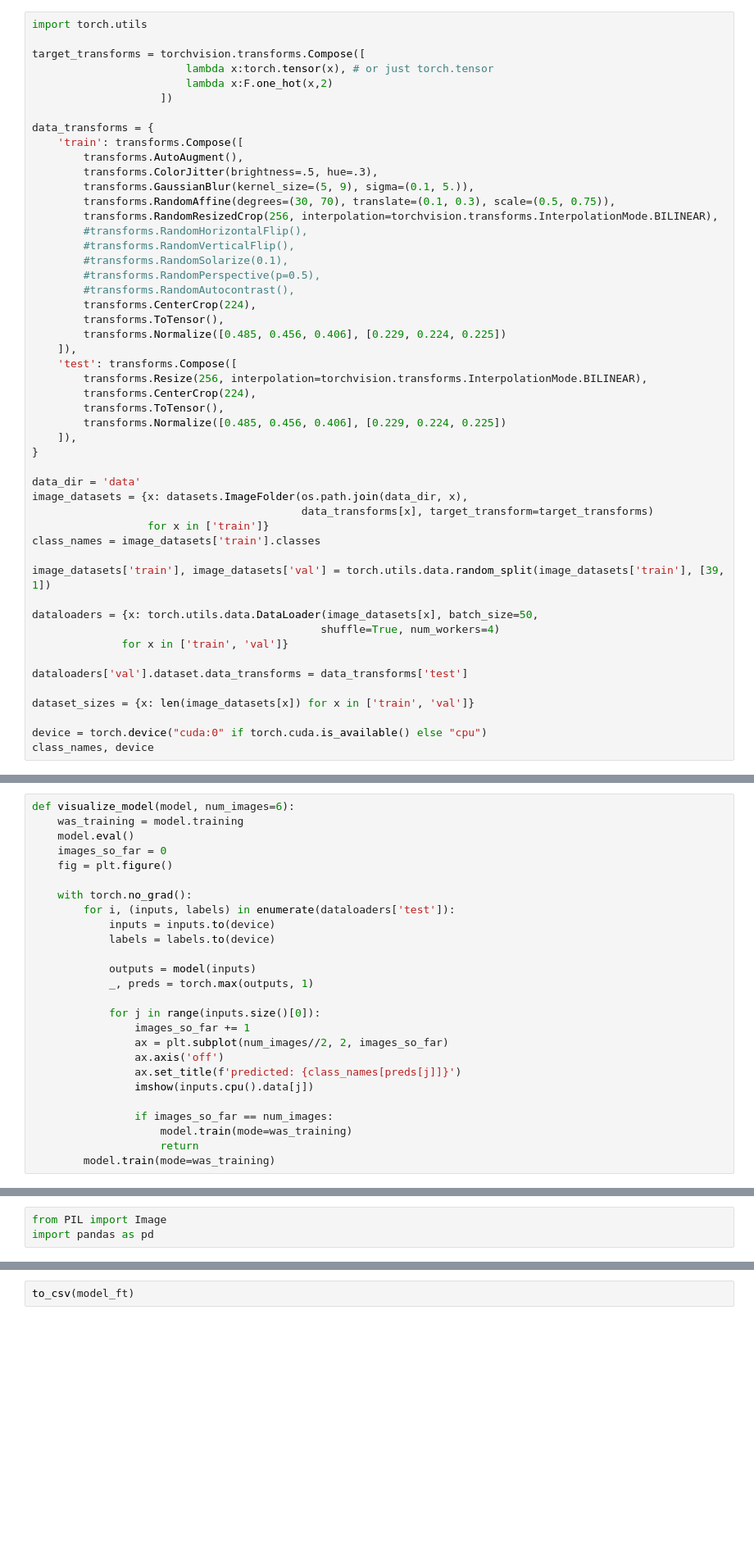
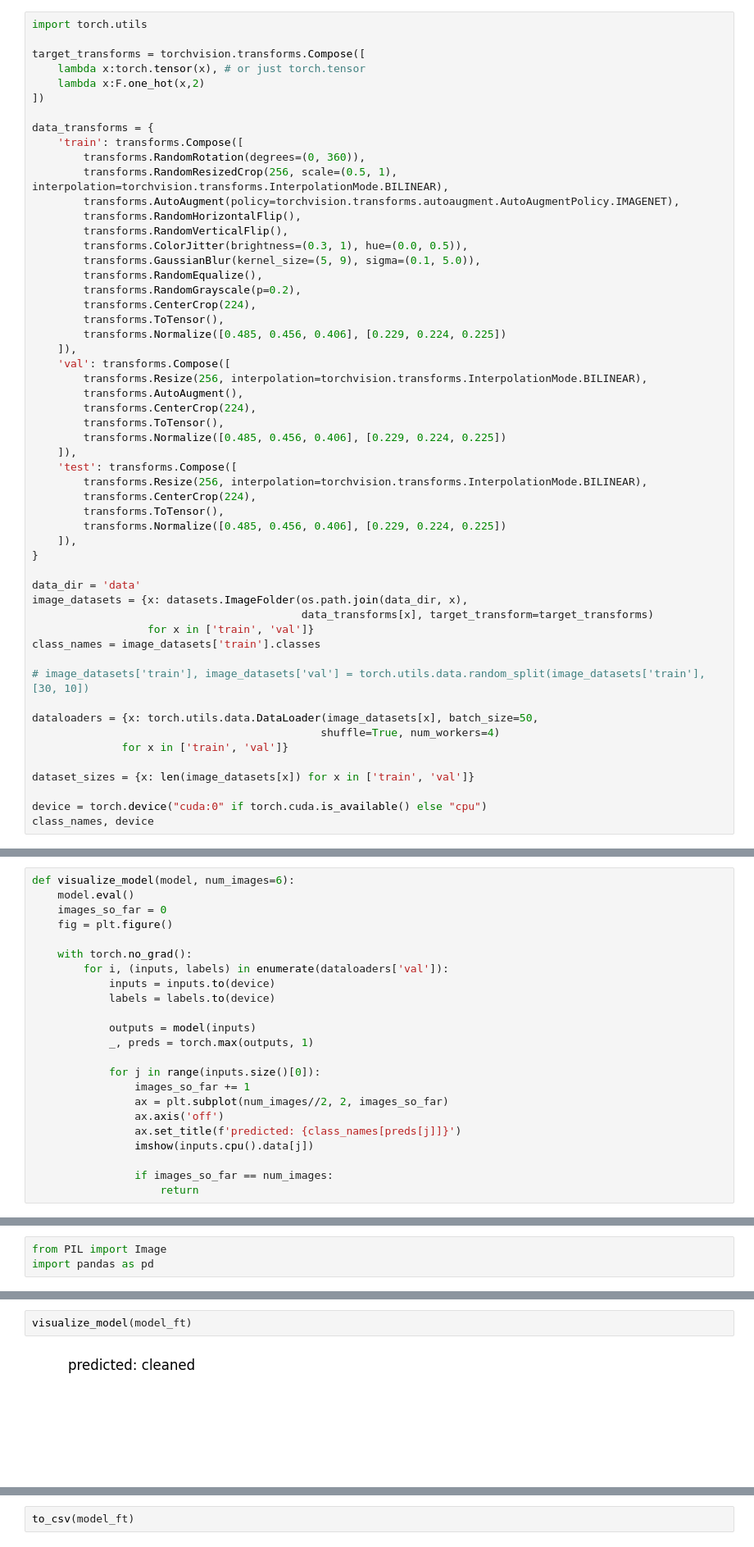
Before and after one commit to glucard/general-study-repo, a Jupyter notebook: machine_learning/kaggle_competitions/Cleaned-vs-Dirty-V2/model.ipynb, the cells around one changed output, grey strips where cells are left out. Shown at 82% size. Drawn from its saved outputs; the diff is of its cells as text; blank space fills up the shorter version.

```diff
--- a/machine_learning/kaggle_competitions/Cleaned-vs-Dirty-V2/model.ipynb
+++ b/machine_learning/kaggle_competitions/Cleaned-vs-Dirty-V2/model.ipynb
@@ -6,22 +6,28 @@ from torchvision import transforms, datasets
 import torch.utils
 
 target_transforms = torchvision.transforms.Compose([
-                        lambda x:torch.tensor(x), # or just torch.tensor
-                        lambda x:F.one_hot(x,2)
-                    ])
+    lambda x:torch.tensor(x), # or just torch.tensor
+    lambda x:F.one_hot(x,2)
+])
 
 data_transforms = {
     'train': transforms.Compose([
+        transforms.RandomRotation(degrees=(0, 360)),
+        transforms.RandomResizedCrop(256, scale=(0.5, 1), interpolation=torchvision.transforms.InterpolationMode.BILINEAR),
+        transforms.AutoAugment(policy=torchvision.transforms.autoaugment.AutoAugmentPolicy.IMAGENET),
+        transforms.RandomHorizontalFlip(),
+        transforms.RandomVerticalFlip(),
+        transforms.ColorJitter(brightness=(0.3, 1), hue=(0.0, 0.5)),
+        transforms.GaussianBlur(kernel_size=(5, 9), sigma=(0.1, 5.0)),
+        transforms.RandomEqualize(),
+        transforms.RandomGrayscale(p=0.2),
+        transforms.CenterCrop(224),
+        transforms.ToTensor(),
+        transforms.Normalize([0.485, 0.456, 0.406], [0.229, 0.224, 0.225])
+    ]),
+    'val': transforms.Compose([
+        transforms.Resize(256, interpolation=torchvision.transforms.InterpolationMode.BILINEAR),
         transforms.AutoAugment(),
-        transforms.ColorJitter(brightness=.5, hue=.3),
-        transforms.GaussianBlur(kernel_size=(5, 9), sigma=(0.1, 5.)),
-        transforms.RandomAffine(degrees=(30, 70), translate=(0.1, 0.3), scale=(0.5, 0.75)),
-        transforms.RandomResizedCrop(256, interpolation=torchvision.transforms.InterpolationMode.BILINEAR),
-        #transforms.RandomHorizontalFlip(),
-        #transforms.RandomVerticalFlip(),
-        #transforms.RandomSolarize(0.1),
-        #transforms.RandomPerspective(p=0.5),
-        #transforms.RandomAutocontrast(),
         transforms.CenterCrop(224),
         transforms.ToTensor(),
         transforms.Normalize([0.485, 0.456, 0.406], [0.229, 0.224, 0.225])
@@ -37,17 +43,15 @@ data_transforms = {
 data_dir = 'data'
 image_datasets = {x: datasets.ImageFolder(os.path.join(data_dir, x),
                                           data_transforms[x], target_transform=target_transforms)
-                  for x in ['train']}
+                  for x in ['train', 'val']}
 class_names = image_datasets['train'].classes
 
-image_datasets['train'], image_datasets['val'] = torch.utils.data.random_split(image_datasets['train'], [39, 1])
+# image_datasets['train'], image_datasets['val'] = torch.utils.data.random_split(image_datasets['train'], [30, 10])
 
 dataloaders = {x: torch.utils.data.DataLoader(image_datasets[x], batch_size=50,
                                              shuffle=True, num_workers=4)
               for x in ['train', 'val']}
 
-dataloaders['val'].dataset.data_transforms = data_transforms['test']
-
 dataset_sizes = {x: len(image_datasets[x]) for x in ['train', 'val']}
 
 device = torch.device("cuda:0" if torch.cuda.is_available() else "cpu")
@@ -187,12 +207,11 @@ def train_model(model, criterion, optimizer, scheduler, num_epochs=100):
 # %%
 def visualize_model(model, num_images=6):
-    was_training = model.training
     model.eval()
     images_so_far = 0
     fig = plt.figure()
 
     with torch.no_grad():
-        for i, (inputs, labels) in enumerate(dataloaders['test']):
+        for i, (inputs, labels) in enumerate(dataloaders['val']):
             inputs = inputs.to(device)
             labels = labels.to(device)
 
@@ -207,9 +226,7 @@ def visualize_model(model, num_images=6):
                 imshow(inputs.cpu().data[j])
 
                 if images_so_far == num_images:
-                    model.train(mode=was_training)
                     return
-        model.train(mode=was_training)
 # %%
 from torch import nn, optim
 from torchvision import models
@@ -346,3 +371,7 @@ def to_csv(model, batch_size=10):
 
     submission_csv = pd.DataFrame(submission_csv).set_index("id")
     submission_csv.to_csv("submission.csv")
+# %%
+visualize_model(model_ft)
+# %% [output]
+[figure, added]
```
Also changed, not shown: parts of 11 cells of this notebook.
